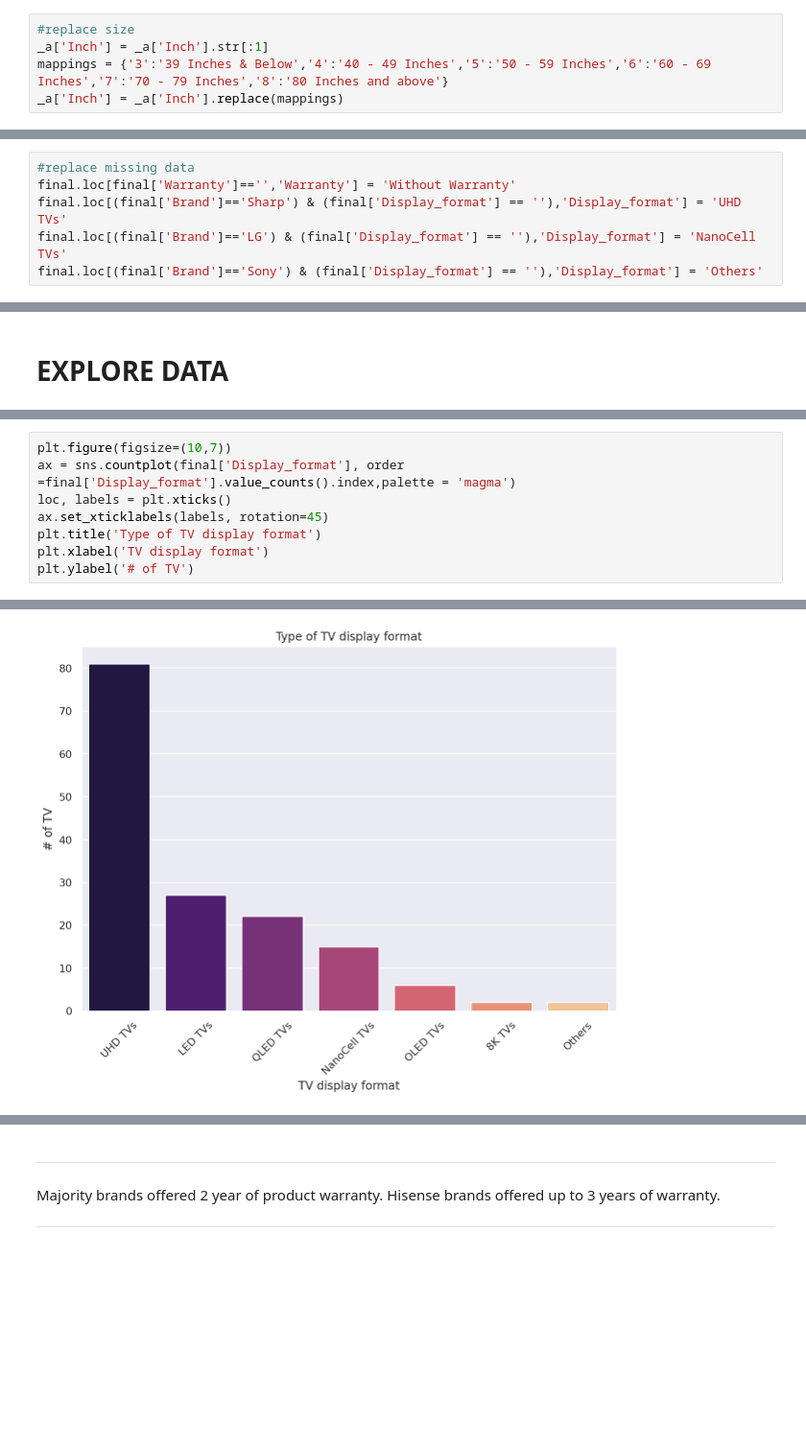
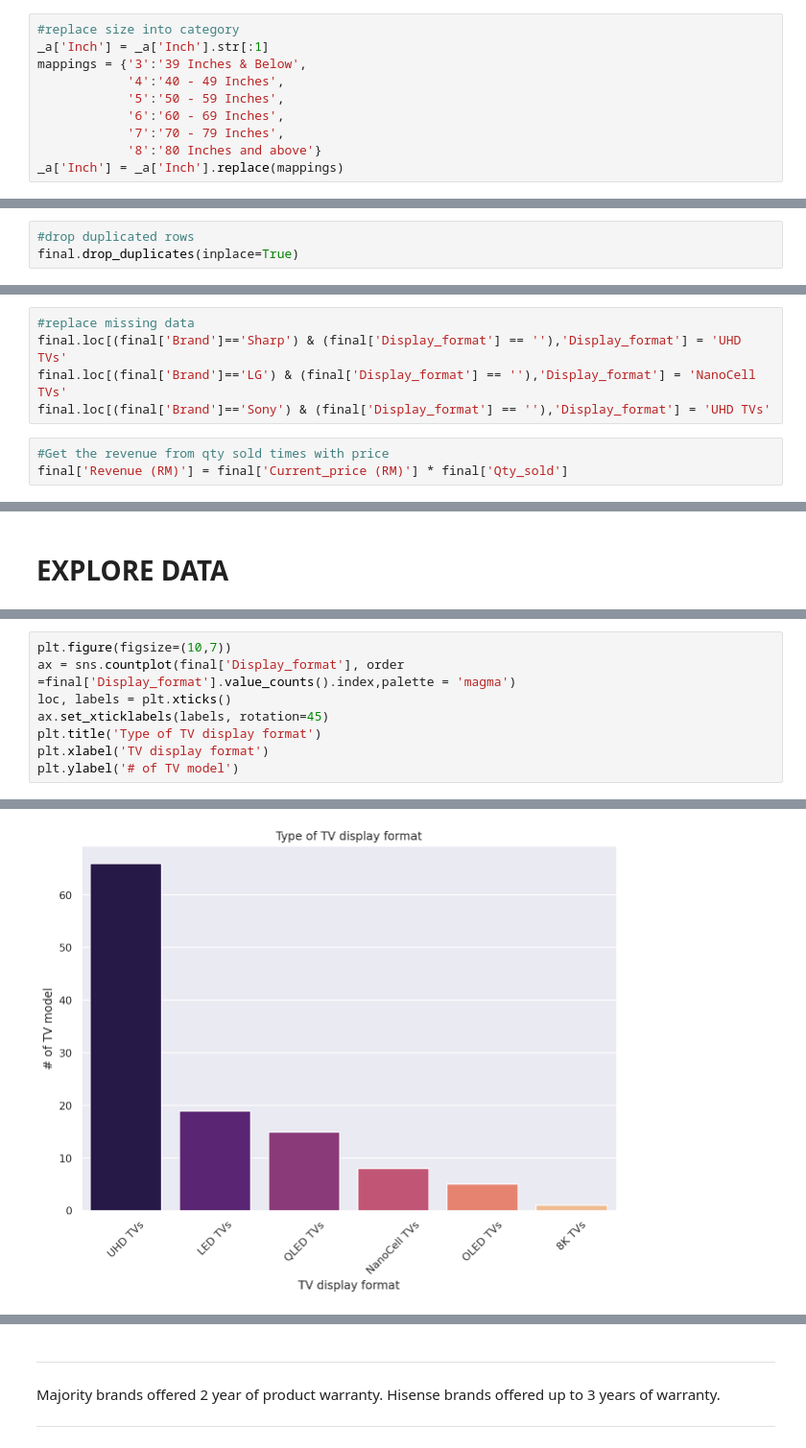
Before and after one commit to alexlyk93/alexlyk93.github.io, a Jupyter notebook: Scraping_TVs_info_from_ecommerce_site.ipynb, the cells around one changed output, grey strips where cells are left out. Shown at 96% size. Drawn from its saved outputs; the diff is of its cells as text; blank space fills up the shorter version.

```diff
--- a/Scraping_TVs_info_from_ecommerce_site.ipynb
+++ b/Scraping_TVs_info_from_ecommerce_site.ipynb
@@ -119,9 +100,14 @@ Try using .loc[row_indexer,col_indexer] = value instead
 See the caveats in the documentation: https://pandas.pydata.org/pandas-docs/stable/user_guide/indexing.html#returning-a-view-versus-a-copy
   isetter(loc, value)
 # %%
-#replace size
+#replace size into category
 _a['Inch'] = _a['Inch'].str[:1]
-mappings = {'3':'39 Inches & Below','4':'40 - 49 Inches','5':'50 - 59 Inches','6':'60 - 69 Inches','7':'70 - 79 Inches','8':'80 Inches and above'}
+mappings = {'3':'39 Inches & Below',
+            '4':'40 - 49 Inches',
+            '5':'50 - 59 Inches',
+            '6':'60 - 69 Inches',
+            '7':'70 - 79 Inches',
+            '8':'80 Inches and above'}
 _a['Inch'] = _a['Inch'].replace(mappings)
 # %% [output]
 A value is trying to be set on a copy of a slice from a DataFrame.
@@ -144,3 +135,6 @@ final = pd.concat([_a,_b])
+# %%
+#drop duplicated rows
+final.drop_duplicates(inplace=True)
 # %%
 #remove unwanted symbol
 final['Current_price (RM)'] = final['Current_price (RM)'].str[2:-3]
@@ -153,7 +147,9 @@ final['Original_price (RM)'] = final['Original_price (RM)'].str.replace('[^\w\s]
 final[['Current_price (RM)','Original_price (RM)']] = final[['Current_price (RM)','Original_price (RM)']].astype('int')
 # %%
 #replace missing data
-final.loc[final['Warranty']=='','Warranty'] = 'Without Warranty'
 final.loc[(final['Brand']=='Sharp') & (final['Display_format'] == ''),'Display_format'] = 'UHD TVs'
 final.loc[(final['Brand']=='LG') & (final['Display_format'] == ''),'Display_format'] = 'NanoCell TVs'
-final.loc[(final['Brand']=='Sony') & (final['Display_format'] == ''),'Display_format'] = 'Others'
+final.loc[(final['Brand']=='Sony') & (final['Display_format'] == ''),'Display_format'] = 'UHD TVs'
+# %%
+#Get the revenue from qty sold times with price
+final['Revenue (RM)'] = final['Current_price (RM)'] * final['Qty_sold']
@@ -215,5 +300,5 @@ loc, labels = plt.xticks()
 ax.set_xticklabels(labels, rotation=45)
 plt.title('Type of TV display format')
 plt.xlabel('TV display format')
-plt.ylabel('# of TV')
+plt.ylabel('# of TV model')
 # %% [output]
@@ -221,3 +306,3 @@ Text(0, 0.5, '# of TV')
-[figure, old version]
+[figure, new version]
 # %% [markdown]
 ---
```
Also changed, not shown: parts of 57 cells of this notebook.
